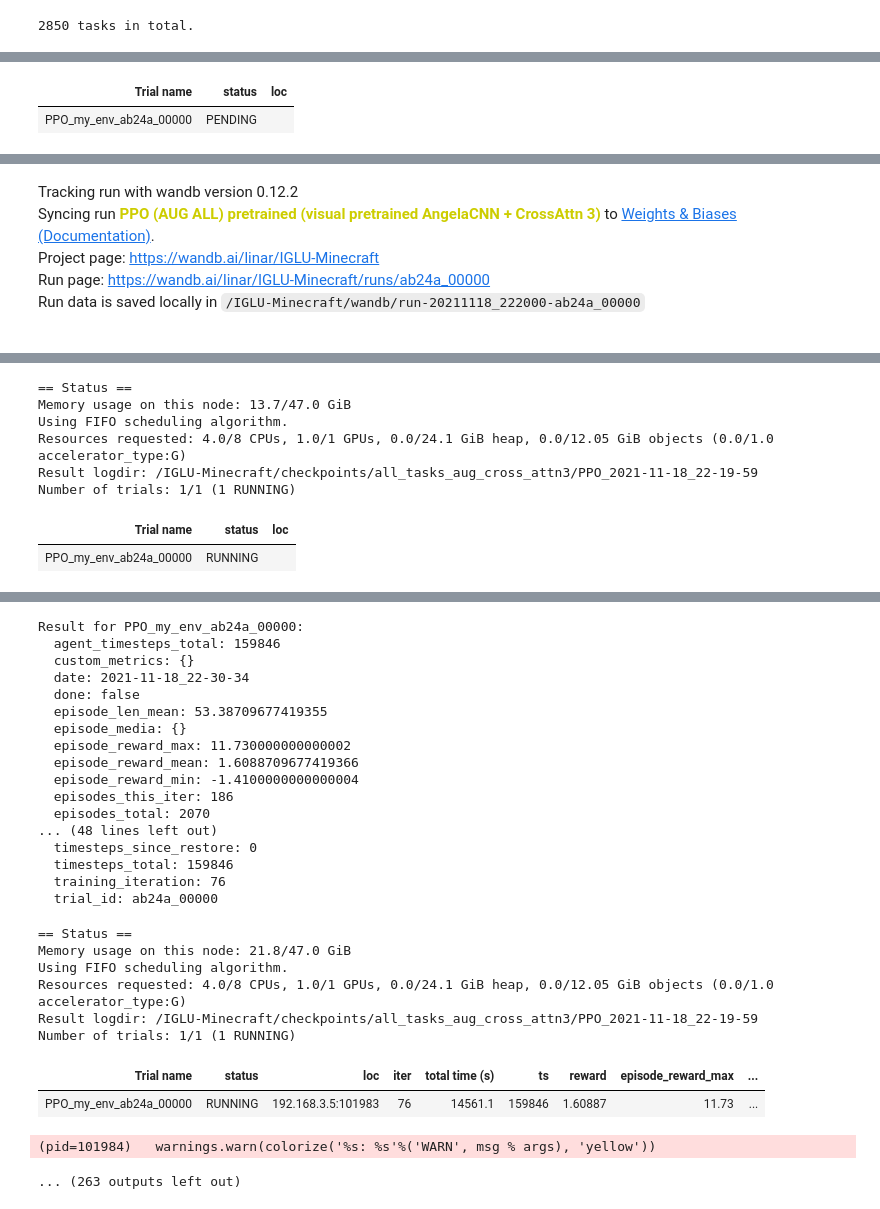
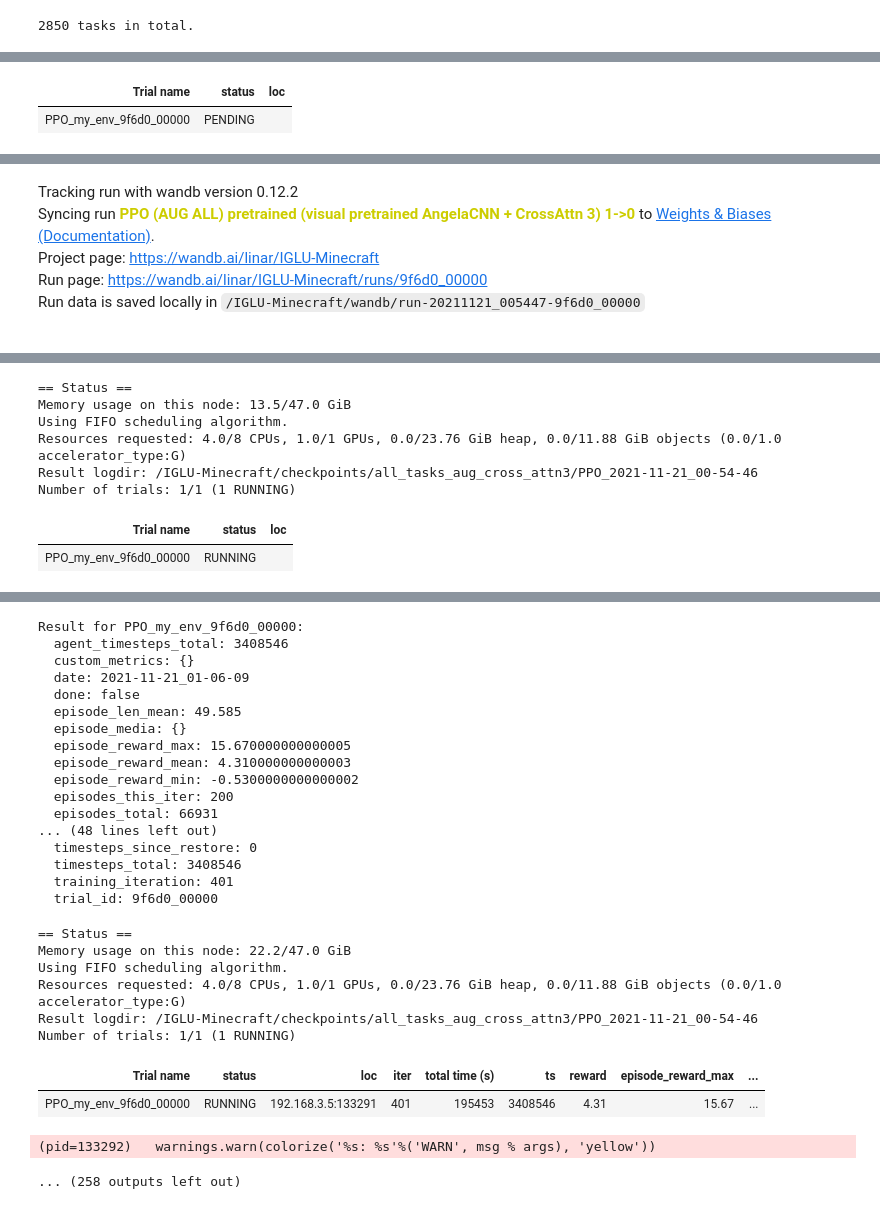
Before and after one commit to LinarAbdrazakov/IGLU-Minecraft, a Jupyter notebook: Training PPO All Tasks (visual pretrained AngelaCNN + CrossAttn 3) with 3 noops after placement and r -0.01.ipynb, the cells around one changed output, grey strips where cells are left out. Drawn from its saved outputs; the diff is of its cells as text; code cells hidden in the pictures.

```diff
--- a/Training PPO All Tasks (visual pretrained AngelaCNN + CrossAttn 3) with 3 noops after placement and r -0.01.ipynb
+++ b/Training PPO All Tasks (visual pretrained AngelaCNN + CrossAttn 3) with 3 noops after placement and r -0.01.ipynb
@@ -293,7 +293,7 @@ analysis = tune.run(PPOTrainer,
              "logger_config": {
                   "wandb": {
                       "project": "IGLU-Minecraft",
-                      "name": "PPO (AUG ALL) pretrained (visual pretrained AngelaCNN + CrossAttn 3)"
+                      "name": "PPO (AUG ALL) pretrained (visual pretrained AngelaCNN + CrossAttn 3) 1->0"
                   }
               }
 
@@ -303,7 +303,7 @@ analysis = tune.run(PPOTrainer,
         keep_checkpoints_num=100,
         checkpoint_freq=5,
         checkpoint_at_end=True,
-        restore="/IGLU-Minecraft/checkpoints/3_tasks_aug_cross_attn3/PPO_2021-11-18_17-44-45/PPO_my_env_37c4c_00000_0_2021-11-18_17-44-45/checkpoint_000075/checkpoint-75",
+        restore="/IGLU-Minecraft/checkpoints/all_tasks_aug_cross_attn3/PPO_2021-11-21_00-54-46/PPO_my_env_9f6d0_00000_0_2021-11-21_00-54-46/checkpoint_000510/checkpoint-510",
         )
 # %% [output]
 == Status ==
@@ -314,3 +314,3 @@ Result logdir: /IGLU-Minecraft/checkpoints/all_tasks_aug_cross_attn3/PPO_2021-11
 Number of trials: 1/1 (1 PENDING)
 | Trial name | status | loc |
-| PPO_my_env_ab24a_00000 | PENDING |  |
+| PPO_my_env_9f6d0_00000 | PENDING |  |
@@ -323,5 +325,5 @@ wandb:  $ pip install wandb --upgrade
 Tracking run with wandb version 0.12.2
-Syncing run PPO (AUG ALL) pretrained (visual pretrained AngelaCNN + CrossAttn 3) to Weights & Biases (Documentation).
+Syncing run PPO (AUG ALL) pretrained (visual pretrained AngelaCNN + CrossAttn 3) 1->0 to Weights & Biases (Documentation).
 Project page: https://wandb.ai/linar/IGLU-Minecraft
-Run page: https://wandb.ai/linar/IGLU-Minecraft/runs/ab24a_00000
-Run data is saved locally in /IGLU-Minecraft/wandb/run-20211118_222000-ab24a_00000
+Run page: https://wandb.ai/linar/IGLU-Minecraft/runs/9f6d0_00000
+Run data is saved locally in /IGLU-Minecraft/wandb/run-20211121_005447-9f6d0_00000
@@ -336,8 +336,8 @@ Run data is saved locally in /IGLU-Minecraft/wandb/run-20211118_222000-ab24a_000
 == Status ==
-Memory usage on this node: 13.7/47.0 GiB
+Memory usage on this node: 13.5/47.0 GiB
 Using FIFO scheduling algorithm.
-Resources requested: 4.0/8 CPUs, 1.0/1 GPUs, 0.0/24.1 GiB heap, 0.0/12.05 GiB objects (0.0/1.0 accelerator_type:G)
-Result logdir: /IGLU-Minecraft/checkpoints/all_tasks_aug_cross_attn3/PPO_2021-11-18_22-19-59
+Resources requested: 4.0/8 CPUs, 1.0/1 GPUs, 0.0/23.76 GiB heap, 0.0/11.88 GiB objects (0.0/1.0 accelerator_type:G)
+Result logdir: /IGLU-Minecraft/checkpoints/all_tasks_aug_cross_attn3/PPO_2021-11-21_00-54-46
 Number of trials: 1/1 (1 RUNNING)
 | Trial name | status | loc |
-| PPO_my_env_ab24a_00000 | RUNNING |  |
+| PPO_my_env_9f6d0_00000 | RUNNING |  |
@@ -355,29 +358,29 @@ Number of trials: 1/1 (1 RUNNING)
-Result for PPO_my_env_ab24a_00000:
-  agent_timesteps_total: 159846
+Result for PPO_my_env_9f6d0_00000:
+  agent_timesteps_total: 3408546
   custom_metrics: {}
-  date: 2021-11-18_22-30-34
+  date: 2021-11-21_01-06-09
   done: false
-  episode_len_mean: 53.38709677419355
+  episode_len_mean: 49.585
   episode_media: {}
-  episode_reward_max: 11.730000000000002
-  episode_reward_mean: 1.6088709677419366
-  episode_reward_min: -1.4100000000000004
-  episodes_this_iter: 186
-  episodes_total: 2070
+  episode_reward_max: 15.670000000000005
+  episode_reward_mean: 4.310000000000003
+  episode_reward_min: -0.5300000000000002
+  episodes_this_iter: 200
+  episodes_total: 66931
 ... (48 lines left out)
   timesteps_since_restore: 0
-  timesteps_total: 159846
-  training_iteration: 76
-  trial_id: ab24a_00000
+  timesteps_total: 3408546
+  training_iteration: 401
+  trial_id: 9f6d0_00000
 == Status ==
-Memory usage on this node: 21.8/47.0 GiB
+Memory usage on this node: 22.2/47.0 GiB
 Using FIFO scheduling algorithm.
-Resources requested: 4.0/8 CPUs, 1.0/1 GPUs, 0.0/24.1 GiB heap, 0.0/12.05 GiB objects (0.0/1.0 accelerator_type:G)
-Result logdir: /IGLU-Minecraft/checkpoints/all_tasks_aug_cross_attn3/PPO_2021-11-18_22-19-59
+Resources requested: 4.0/8 CPUs, 1.0/1 GPUs, 0.0/23.76 GiB heap, 0.0/11.88 GiB objects (0.0/1.0 accelerator_type:G)
+Result logdir: /IGLU-Minecraft/checkpoints/all_tasks_aug_cross_attn3/PPO_2021-11-21_00-54-46
 Number of trials: 1/1 (1 RUNNING)
 | Trial name | status | loc | iter | total time (s) | ts | reward | episode_reward_max | ... |
-| PPO_my_env_ab24a_00000 | RUNNING | 192.168.3.5:101983 | 76 | 14561.1 | 159846 | 1.60887 | 11.73 | ... |
+| PPO_my_env_9f6d0_00000 | RUNNING | 192.168.3.5:133291 | 401 | 195453 | 3408546 | 4.31 | 15.67 | ... |
-(pid=101984)   warnings.warn(colorize('%s: %s'%('WARN', msg % args), 'yellow'))
+(pid=133292)   warnings.warn(colorize('%s: %s'%('WARN', msg % args), 'yellow'))
-... (263 outputs left out)
+... (258 outputs left out)
 # %%
 !l
```
Also changed, not shown: parts of 2 cells of this notebook, 15 other files.
